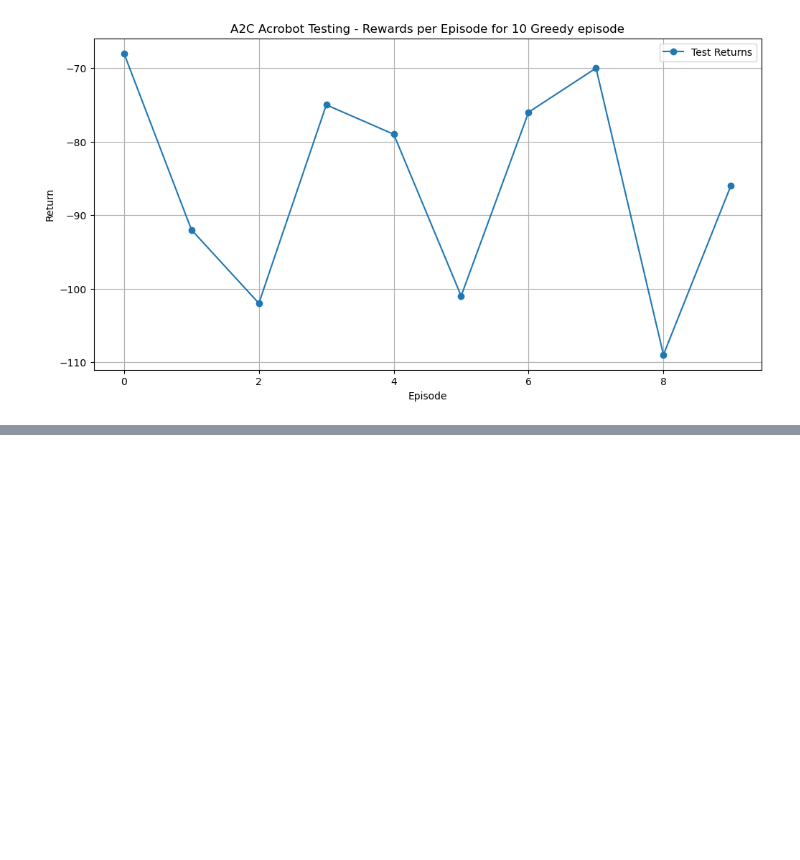
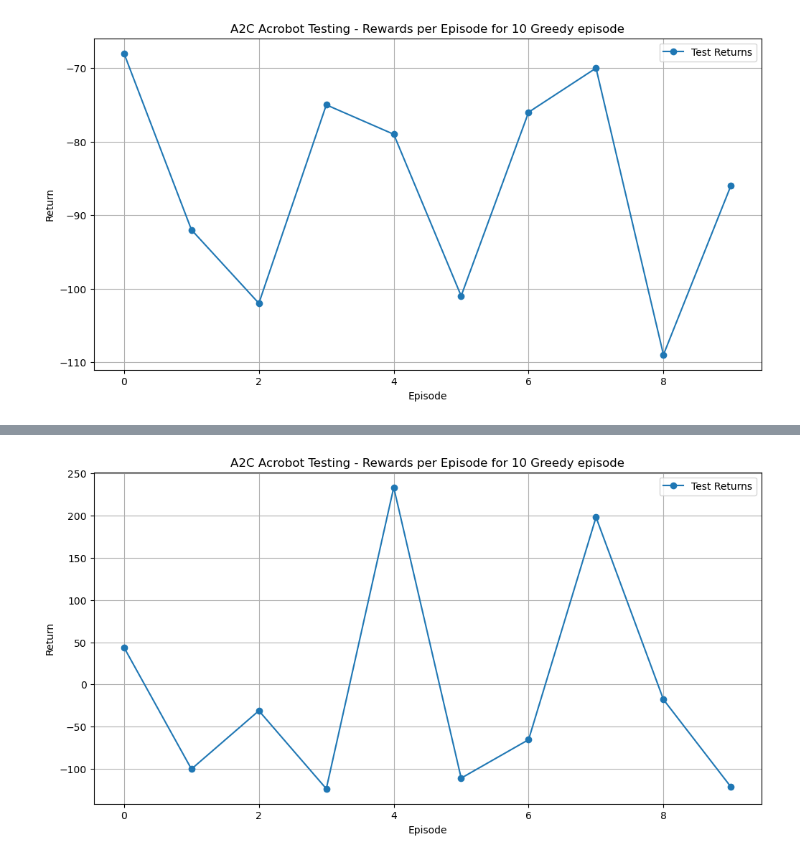
Before and after one commit to shivansh052k/CSE546_Reinforcement_Learning_Assignment_3, a Jupyter notebook: a3_part_3_sgupta67_karamchan.ipynb, the cells around one changed output, grey strips where cells are left out. Drawn from its saved outputs; the diff is of its cells as text; code cells hidden in the pictures; blank space fills up the shorter version.

```diff
--- a/a3_part_3_sgupta67_karamchan.ipynb
+++ b/a3_part_3_sgupta67_karamchan.ipynb
@@ -318,0 +547,30 @@ plt.show()
+# %%
+ckpt = pickle.load(open('bipedalwalker_a2c_weights.pkl','rb'))
+ENV = "BipedalWalker-v3"
+tmp = gym.make(ENV)
+obs_dim = tmp.observation_space.shape[0]
+act_dim = tmp.action_space.shape[0]
+tmp.close()
+
+model = ActorCritic(obs_dim, act_dim)
+model.load_state_dict(ckpt)
+model.eval()
+
+greedy_rewards = []
+
+for ep in range(10):
+    env = gym.make(ENV)
+    s, _ = env.reset()
+    done = False
+    total_r = 0.0
+
+    while not done:
+        with torch.no_grad():
+            mu, sd, _ = model(torch.from_numpy(s).float().unsqueeze(0))
+        action = mu.squeeze(0).numpy()
+        s, r, term, trunc, _ = env.step(action)
+        total_r += r
+        done = term or trunc
+    env.close()
+    greedy_rewards.append(total_r)
+    print(f"Episode No: {ep+1} | Greedy Rewards: {total_r:.2f}")
@@ -318,0 +588,11 @@ plt.show()
+# %%
+plt.figure(figsize=(12, 6))
+plt.plot(greedy_rewards, marker='o', label='Test Returns')
+plt.title("A2C Acrobot Testing - Rewards per Episode for 10 Greedy episode")
+plt.xlabel("Episode")
+plt.ylabel("Return")
+plt.legend()
+plt.grid()
+plt.show()
+# %% [output]
+[figure, added]
```
Also changed, not shown: parts of 25 cells of this notebook, 2 other files.
